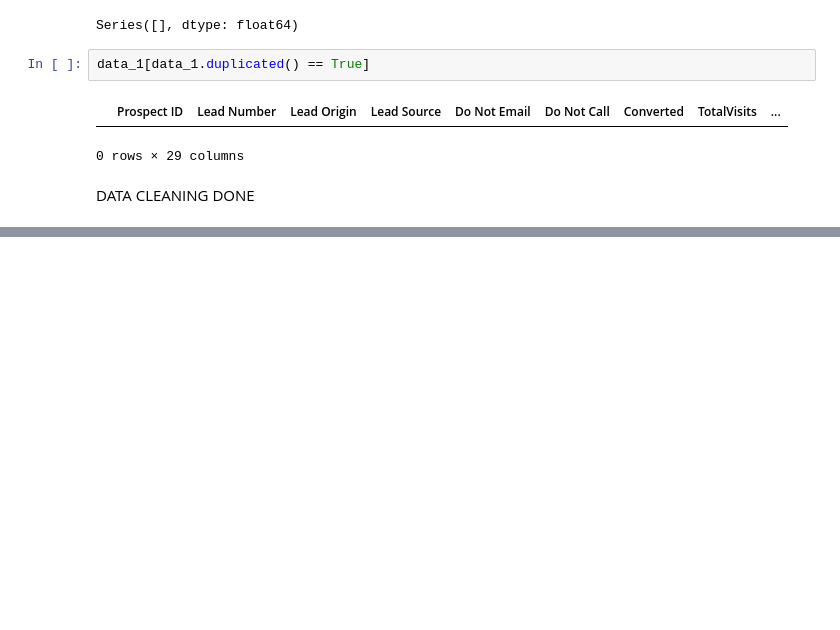
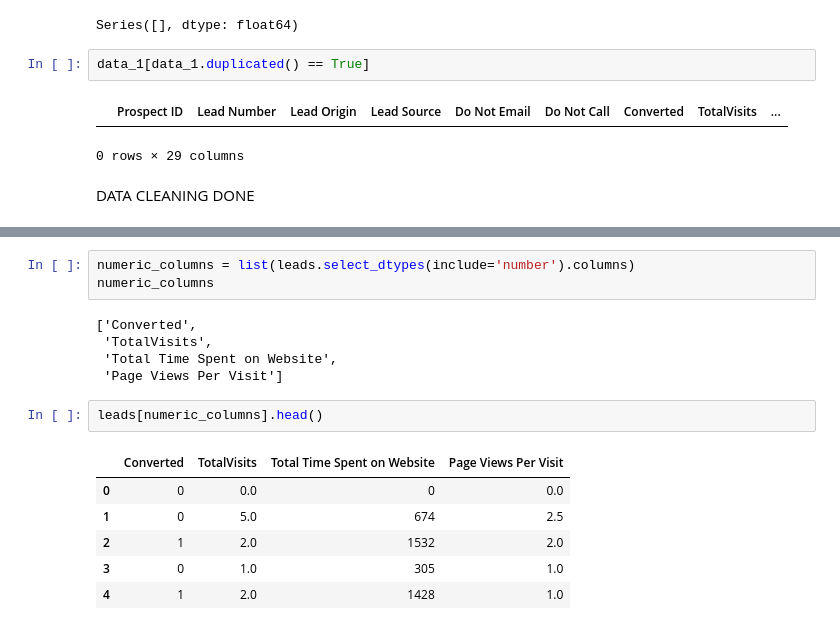
Before and after one commit to pratiksinha35/lead_score, a Jupyter notebook: Model.ipynb, the cells around one changed output, grey strips where cells are left out. Saved outputs shown, nothing was run; the diff lists cells and outputs as text; blank space fills up the shorter version.

```diff
--- a/Model.ipynb
+++ b/Model.ipynb
@@ -257,0 +313,17 @@ DATA CLEANING DONE
+# %%
+numeric_columns = list(leads.select_dtypes(include='number').columns)
+numeric_columns
+# %% [output]
+['Converted',
+ 'TotalVisits',
+ 'Total Time Spent on Website',
+ 'Page Views Per Visit']
+# %%
+leads[numeric_columns].head()
+# %% [output]
+|  | Converted | TotalVisits | Total Time Spent on Website | Page Views Per Visit |
+| 0 | 0 | 0.0 | 0 | 0.0 |
+| 1 | 0 | 5.0 | 674 | 2.5 |
+| 2 | 1 | 2.0 | 1532 | 2.0 |
+| 3 | 0 | 1.0 | 305 | 1.0 |
+| 4 | 1 | 2.0 | 1428 | 1.0 |
```
Also changed, not shown: parts of 9 cells of this notebook.
